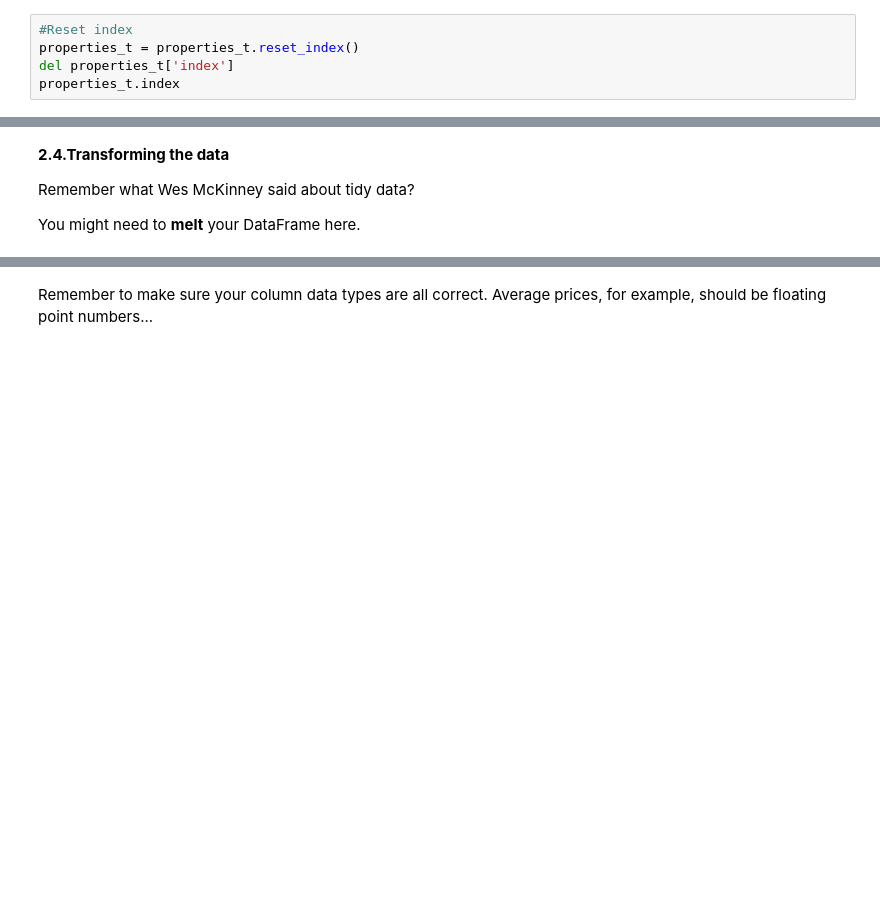
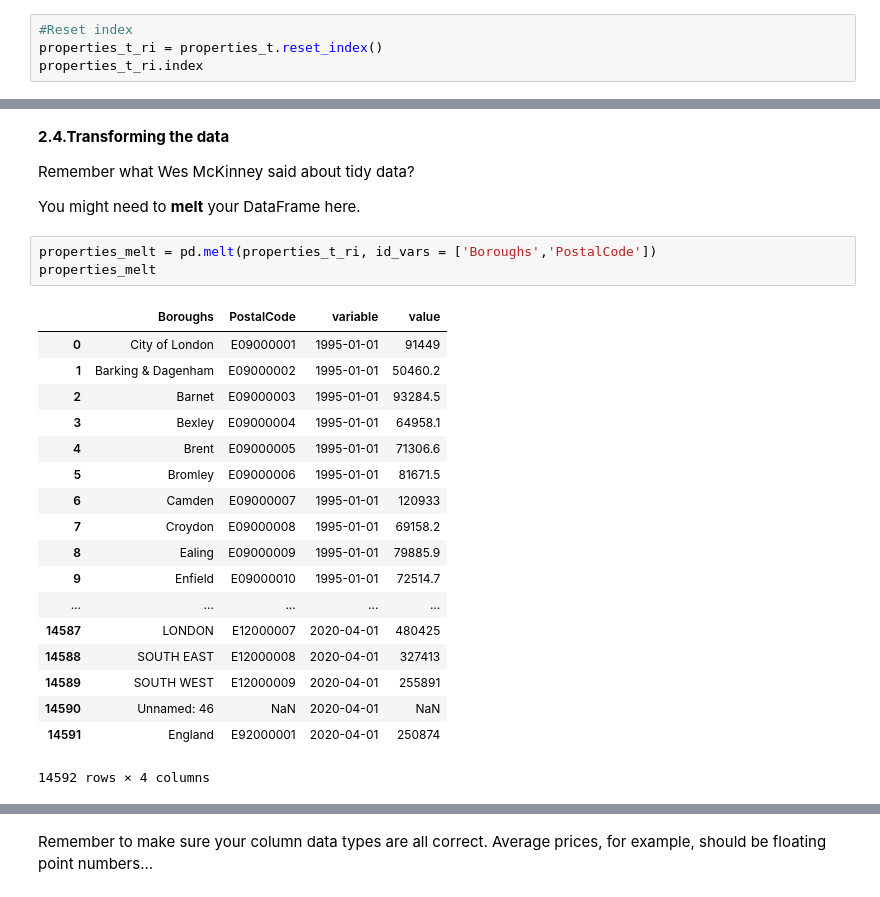
Before and after one commit to smaxwell953/Springboard_DSC_Career_Track, a Jupyter notebook: 04.03_Unit_4_Challenge_-_Tier_3.ipynb, the cells around one changed output, grey strips where cells are left out. Cells and saved outputs as stored; diff of their text form; blank space fills up the shorter version.

```diff
--- a/04.03_Unit_4_Challenge_-_Tier_3.ipynb
+++ b/04.03_Unit_4_Challenge_-_Tier_3.ipynb
@@ -194,9 +145,8 @@ Index(['City of London', 'Barking & Dagenham', 'Barnet', 'Bexley', 'Brent',
       dtype='object')
 # %%
 #Reset index
-properties_t = properties_t.reset_index()
-del properties_t['index']
-properties_t.index
+properties_t_ri = properties_t.reset_index()
+properties_t_ri.index
 # %% [output]
 RangeIndex(start=0, stop=48, step=1)
 # %%
@@ -249,3 +196,25 @@ t_properties
 Remember what Wes McKinney said about tidy data?
 
 You might need to **melt** your DataFrame here.
+# %%
+properties_melt = pd.melt(properties_t_ri, id_vars = ['Boroughs','PostalCode'])
+properties_melt
+# %% [output]
+|  | Boroughs | PostalCode | variable | value |
+| 0 | City of London | E09000001 | 1995-01-01 | 91449 |
+| 1 | Barking & Dagenham | E09000002 | 1995-01-01 | 50460.2 |
+| 2 | Barnet | E09000003 | 1995-01-01 | 93284.5 |
+| 3 | Bexley | E09000004 | 1995-01-01 | 64958.1 |
+| 4 | Brent | E09000005 | 1995-01-01 | 71306.6 |
+| 5 | Bromley | E09000006 | 1995-01-01 | 81671.5 |
+| 6 | Camden | E09000007 | 1995-01-01 | 120933 |
+| 7 | Croydon | E09000008 | 1995-01-01 | 69158.2 |
+| 8 | Ealing | E09000009 | 1995-01-01 | 79885.9 |
+| 9 | Enfield | E09000010 | 1995-01-01 | 72514.7 |
+| ... | ... | ... | ... | ... |
+| 14587 | LONDON | E12000007 | 2020-04-01 | 480425 |
+| 14588 | SOUTH EAST | E12000008 | 2020-04-01 | 327413 |
+| 14589 | SOUTH WEST | E12000009 | 2020-04-01 | 255891 |
+| 14590 | Unnamed: 46 | NaN | 2020-04-01 | NaN |
+| 14591 | England | E92000001 | 2020-04-01 | 250874 |
+14592 rows × 4 columns
```
Also changed, not shown: parts of 16 cells of this notebook.
